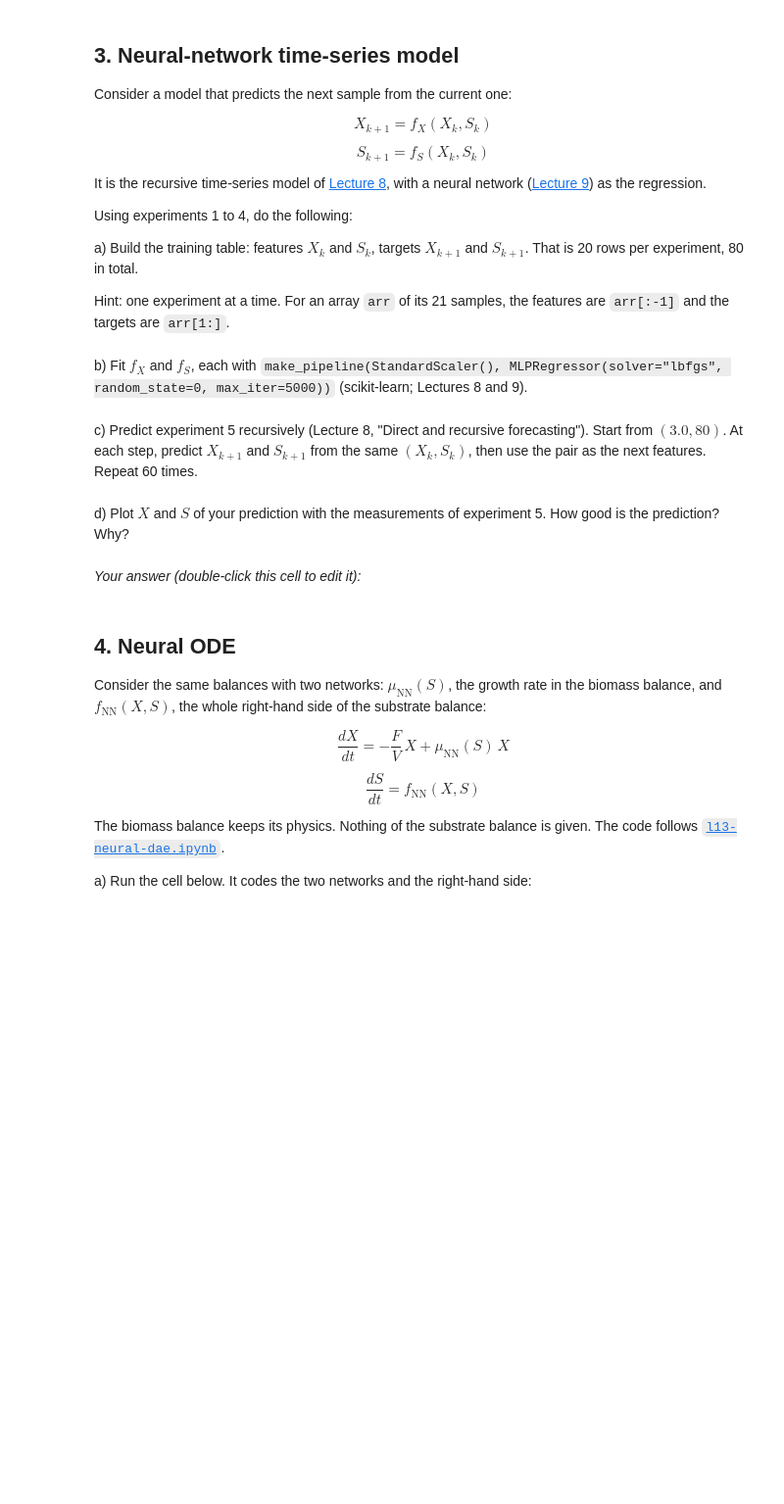
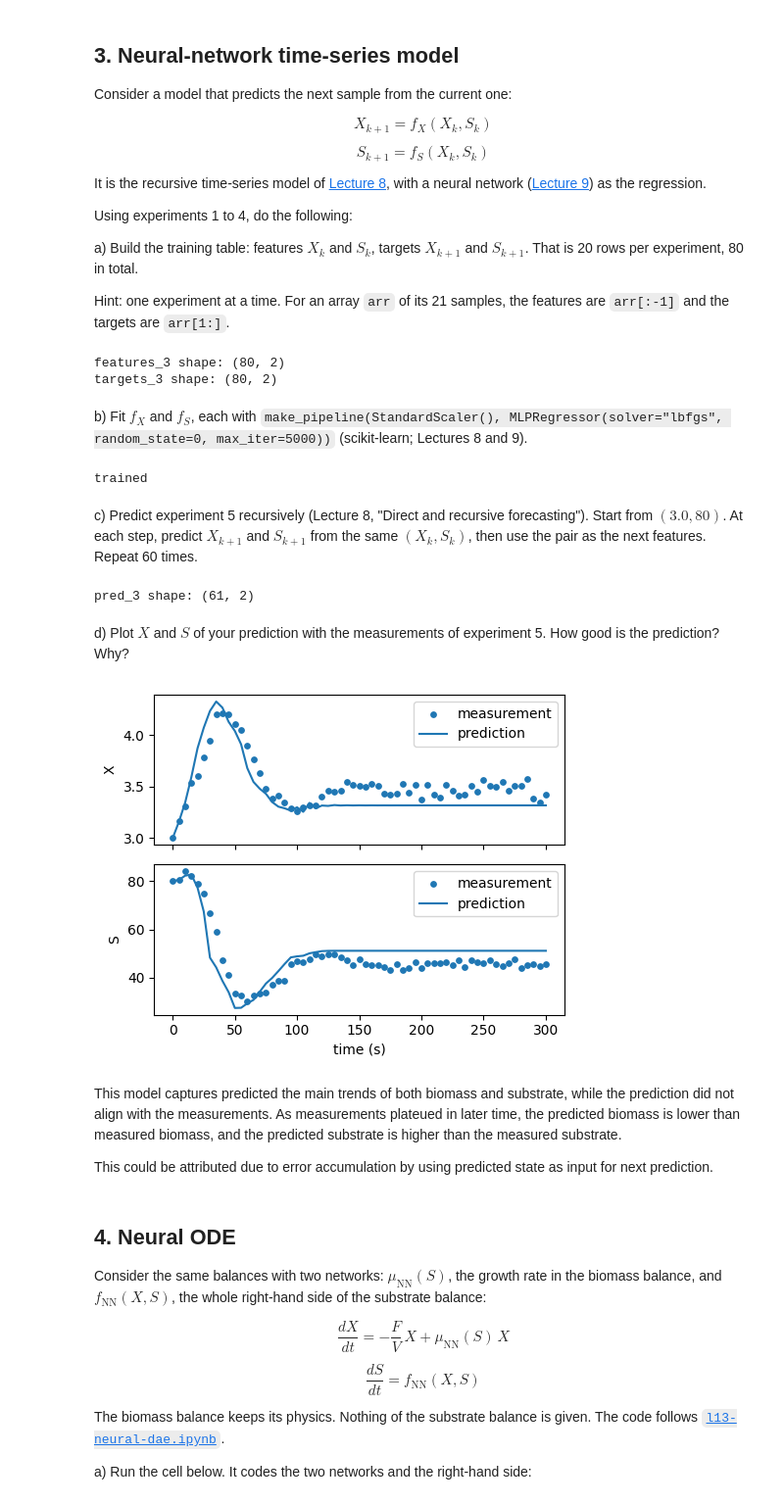
Before and after one commit to tofsodeinde/miniproject9, a Jupyter notebook: course/assignments/a05.ipynb, the cells around one changed output. Shown at 98% size. Cells and saved outputs as stored; diff of their text form; code cells hidden in the pictures; blank space fills up the shorter version.

```diff
--- a/course/assignments/a05.ipynb
+++ b/course/assignments/a05.ipynb
@@ -388,21 +407,86 @@ a) Build the training table: features $X_k$ and $S_k$, targets $X_{k+1}$ and $S_
 
 Hint: one experiment at a time. For an array `arr` of its 21 samples, the features are `arr[:-1]` and the targets are `arr[1:]`.
 # %%
-# ADD YOUR CODE HERE  -- feel free to add additional code or markdown blocks if needed
+# current state + next state
+features_3 = []
+targets_3 = []
+
+for experiment in range (1, 5):
+  run = df.loc[df['experiment'] == experiment].sort_values("t")
+  state = run[["X", "S"]].to_numpy()
+  features_3.append(state[:-1])
+  targets_3.append(state[1:])
+
+features_3 = np.vstack(features_3)
+targets_3 = np.vstack(targets_3) #colab ai
+
+print('features_3 shape:', features_3.shape)
+print('targets_3 shape:', targets_3.shape)
+# %% [output]
+features_3 shape: (80, 2)
+targets_3 shape: (80, 2)
 # %% [markdown]
 b) Fit $f_X$ and $f_S$, each with `make_pipeline(StandardScaler(), MLPRegressor(solver="lbfgs", random_state=0, max_iter=5000))` (scikit-learn; Lectures 8 and 9).
 # %%
-# ADD YOUR CODE HERE  -- feel free to add additional code or markdown blocks if needed
+# fit one model for each next-state variable
+
+model_X = make_pipeline(
+    StandardScaler(),
+    MLPRegressor(solver="lbfgs", random_state=0, max_iter=5000)
+)
+
+model_S = make_pipeline(
+    StandardScaler(),
+    MLPRegressor(solver='lbfgs', random_state=0, max_iter=5000)
+)
+
+model_X.fit(features_3, targets_3[:, 0])
+model_S.fit(features_3, targets_3[:, 1])
+
+print("trained")
+# %% [output]
+trained
 # %% [markdown]
 c) Predict experiment 5 recursively (Lecture 8, "Direct and recursive forecasting"). Start from $(3.0, 80)$. At each step, predict $X_{k+1}$ and $S_{k+1}$ from the same $(X_k, S_k)$, then use the pair as the next features. Repeat 60 times.
 # %%
-# ADD YOUR CODE HERE  -- feel free to add additional code or markdown blocks if needed
+state = np.array([3.0, 80])
+pred_3 = [state.copy()]
+
+for _ in range(60):
+  current = state.reshape(1, -1)
+  pred_X = model_X.predict(current)[0]
+  pred_S = model_S.predict(current)[0]
+
+  state = np.array([pred_X, pred_S])
+  pred_3.append(state.copy())
+
+pred_3 = np.array(pred_3)
+t_3 = np.linspace(0, 300, 61)
+print('pred_3 shape:', pred_3.shape)
+# %% [output]
+pred_3 shape: (61, 2)
 # %% [markdown]
 d) Plot $X$ and $S$ of your prediction with the measurements of experiment 5. How good is the prediction? Why?
 # %%
-# ADD YOUR CODE HERE  -- feel free to add additional code or markdown blocks if needed
+exp5 = df.loc[df['experiment'] == 5].sort_values("t")
+
+fig, axes = plt.subplots(2, 1, figsize=(5, 4), sharex=True)
+
+for i, name in enumerate(['X', 'S']):
+  axes[i].scatter(exp5['t'], exp5[name], s=15, label="measurement")
+  axes[i].plot(t_3, pred_3[:, i], label="prediction")
+  axes[i].set_ylabel(name)
+  axes[i].legend()
+
+axes[1].set_xlabel('time (s)')
+plt.tight_layout()
+plt.show()
+# %% [output]
+[figure, added]
 # %% [markdown]
-*Your answer (double-click this cell to edit it):*
+This model captures predicted the main trends of both biomass and substrate, while the prediction did not align with the measurements. As measurements plateued in later time, the predicted biomass is lower than measured biomass, and the predicted substrate is higher than the measured substrate.
+
+This could be attributed due to error accumulation by using predicted state as input for next prediction.
 # %% [markdown]
 ## 4. Neural ODE
 Consider the same balances with two networks: $\mu_\text{NN}(S)$, the growth rate in the biomass balance, and $f_\text{NN}(X, S)$, the whole right-hand side of the substrate balance:
```
Also changed, not shown: parts of 7 cells of this notebook.
